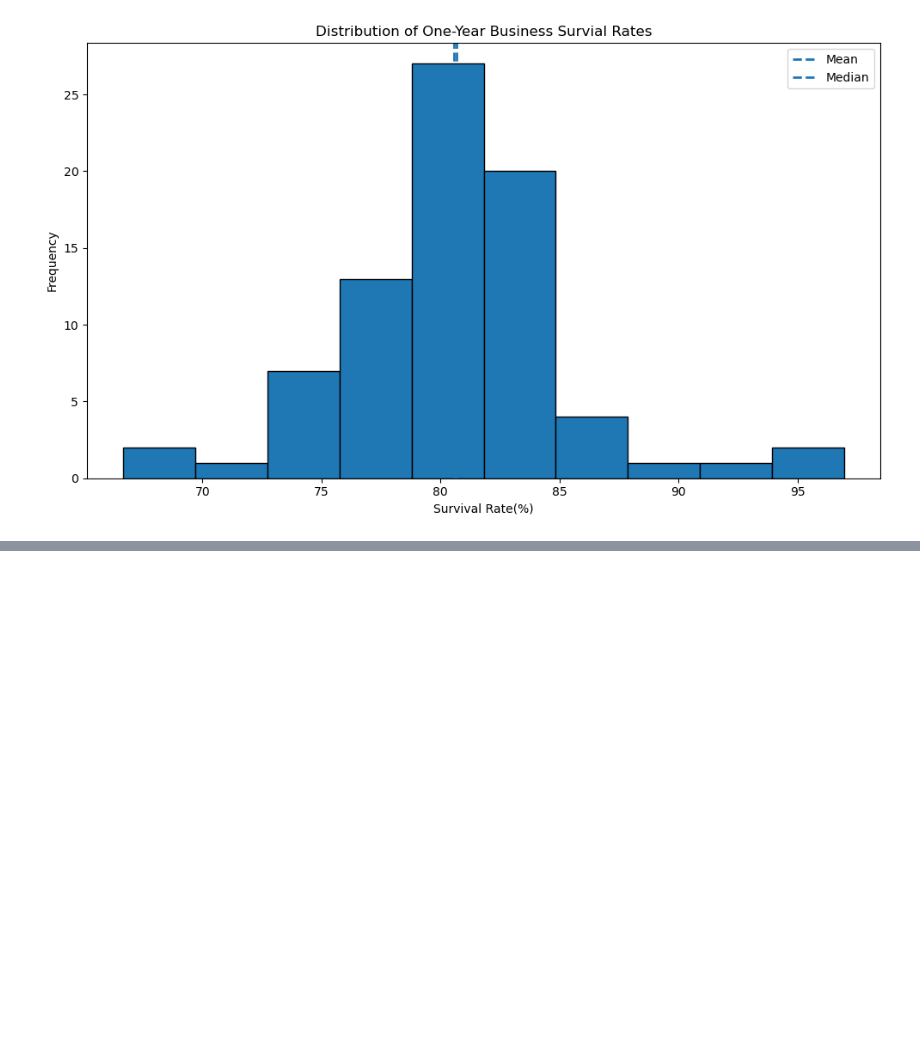
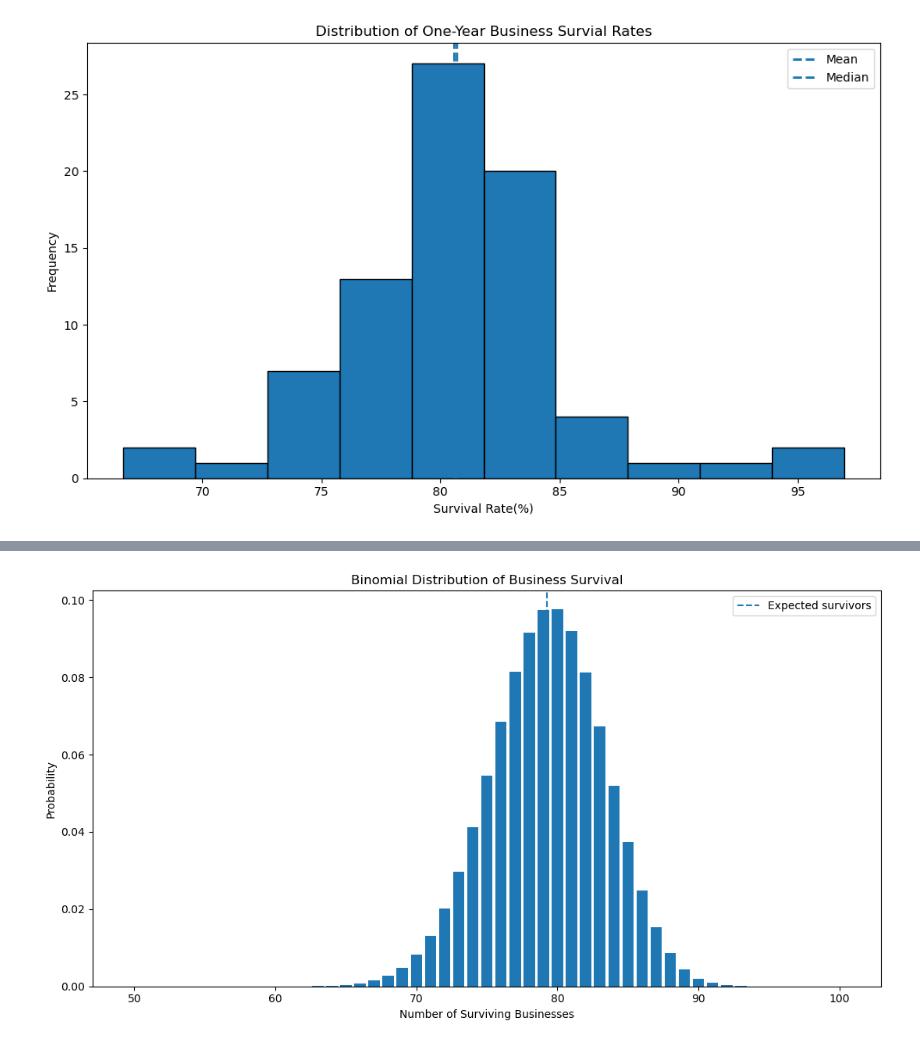
Before and after one commit to 2026679-arch/Statistical-Tech-679, a Jupyter notebook: Stats-CA1-2026679.ipynb, the cells around one changed output, grey strips where cells are left out. Saved outputs shown, nothing was run; the diff lists cells and outputs as text; code cells hidden in the pictures; blank space fills up the shorter version.

```diff
--- a/Stats-CA1-2026679.ipynb
+++ b/Stats-CA1-2026679.ipynb
@@ -388,0 +556,19 @@ plt.show()
+# %%
+#Binomial Distribution probability of business survival in a sample of 100
+
+from scipy.stats import binom
+n = 100
+
+#Expected number of survivors
+expected_survivors = n * p
+
+#Probability of exactly 80 survivors
+prob_exactly_80 = binom.pmf(80, n, p)
+
+#Probability of at least 80 survivors
+prob_at_least_80 = binom.sf(79, n, p)
+
+print ("Sample size:", n)
+print ("Expected survivors:", expected_survivors)
+print ("Probability of exactly 80 survivors:", prob_exactly_80)
+print ("Probability of at least 80 survivors:", prob_at_least_80)
@@ -388,0 +589,22 @@ plt.show()
+# %%
+#Graph Binomial Distribution
+
+x = np.arange(50, 101)
+
+binomial_probabilities = binom.pmf(x, n, p)
+
+plt.figure(figsize=(11, 6))
+
+plt.bar(x, binomial_probabilities)
+
+plt.axvline(expected_survivors, linestyle="--", label="Expected survivors")
+
+plt.title("Binomial Distribution of Business Survival")
+plt.xlabel("Number of Surviving Businesses")
+plt.ylabel("Probability")
+plt.legend()
+
+plt.tight_layout()
+plt.show()
+# %% [output]
+[figure, added]
```
Also changed, not shown: parts of 42 cells of this notebook, 3 other files.
